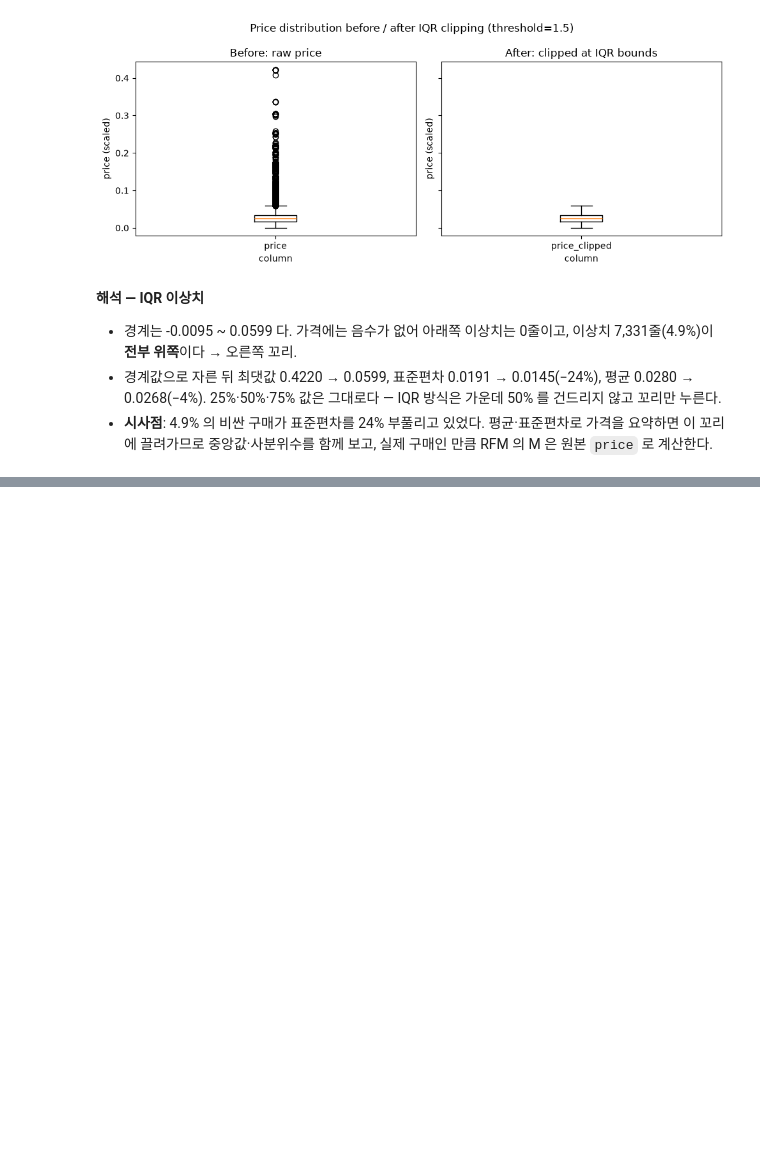
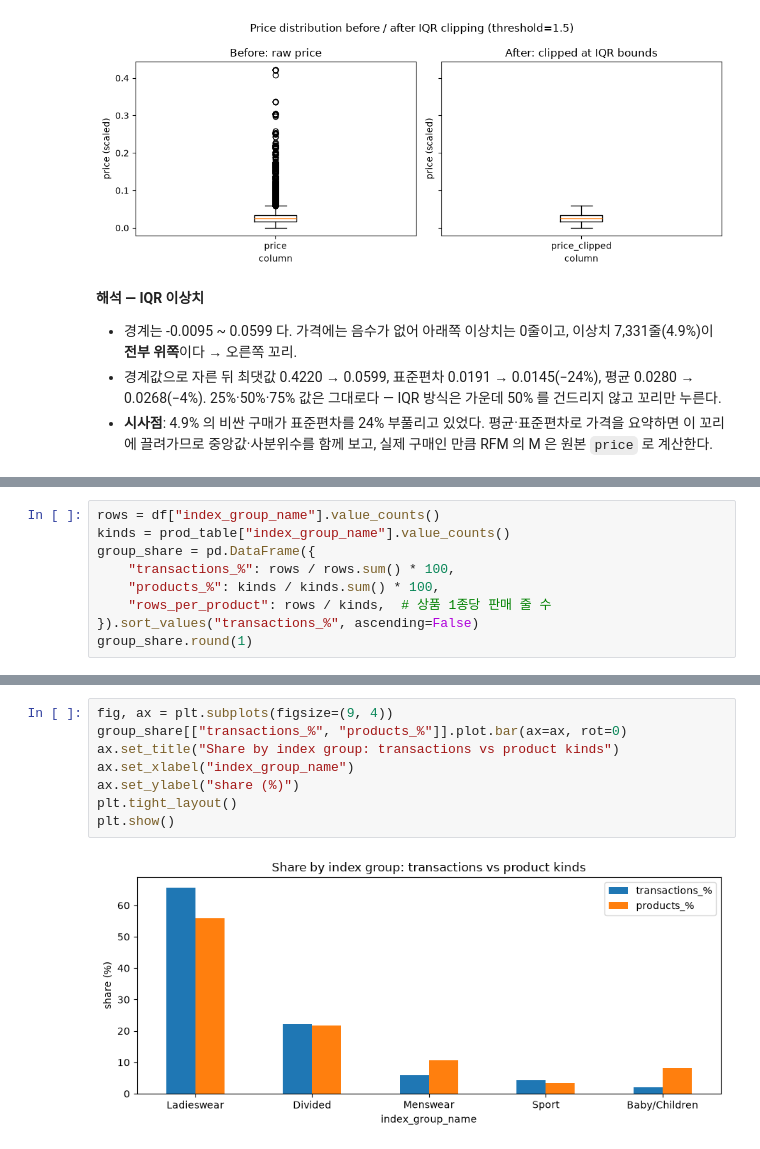
Before and after one commit to sangwoo-codyssey/a1-1-ecommerce-rfm, a Jupyter notebook: notebooks/analysis_report.ipynb, the cells around one changed output, grey strips where cells are left out. Saved outputs shown, nothing was run; the diff lists cells and outputs as text; blank space fills up the shorter version.

```diff
--- a/notebooks/analysis_report.ipynb
+++ b/notebooks/analysis_report.ipynb
@@ -325,0 +417,9 @@ plt.show()
+# %%
+rows = df["index_group_name"].value_counts()
+kinds = prod_table["index_group_name"].value_counts()
+group_share = pd.DataFrame({
+    "transactions_%": rows / rows.sum() * 100,
+    "products_%": kinds / kinds.sum() * 100,
+    "rows_per_product": rows / kinds,  # 상품 1종당 판매 줄 수
+}).sort_values("transactions_%", ascending=False)
+group_share.round(1)
@@ -325,0 +434,10 @@ plt.show()
+# %%
+fig, ax = plt.subplots(figsize=(9, 4))
+group_share[["transactions_%", "products_%"]].plot.bar(ax=ax, rot=0)
+ax.set_title("Share by index group: transactions vs product kinds")
+ax.set_xlabel("index_group_name")
+ax.set_ylabel("share (%)")
+plt.tight_layout()
+plt.show()
+# %% [output]
+[figure, added]
```
Also changed, not shown: parts of 25 cells of this notebook, 1 other file.
